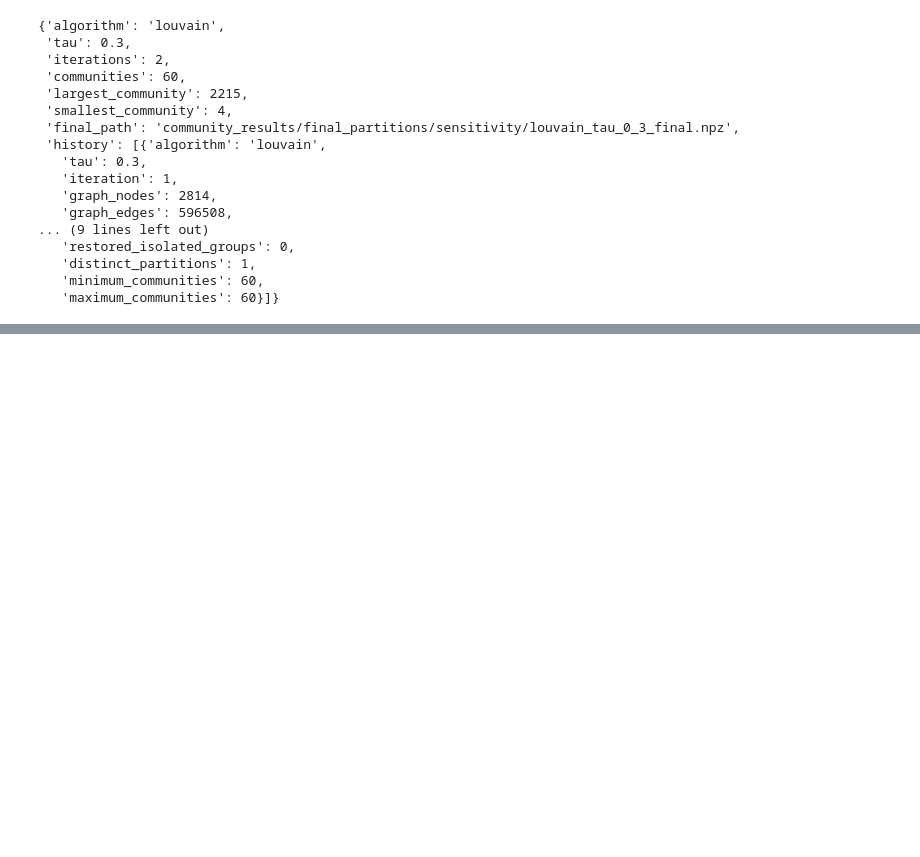
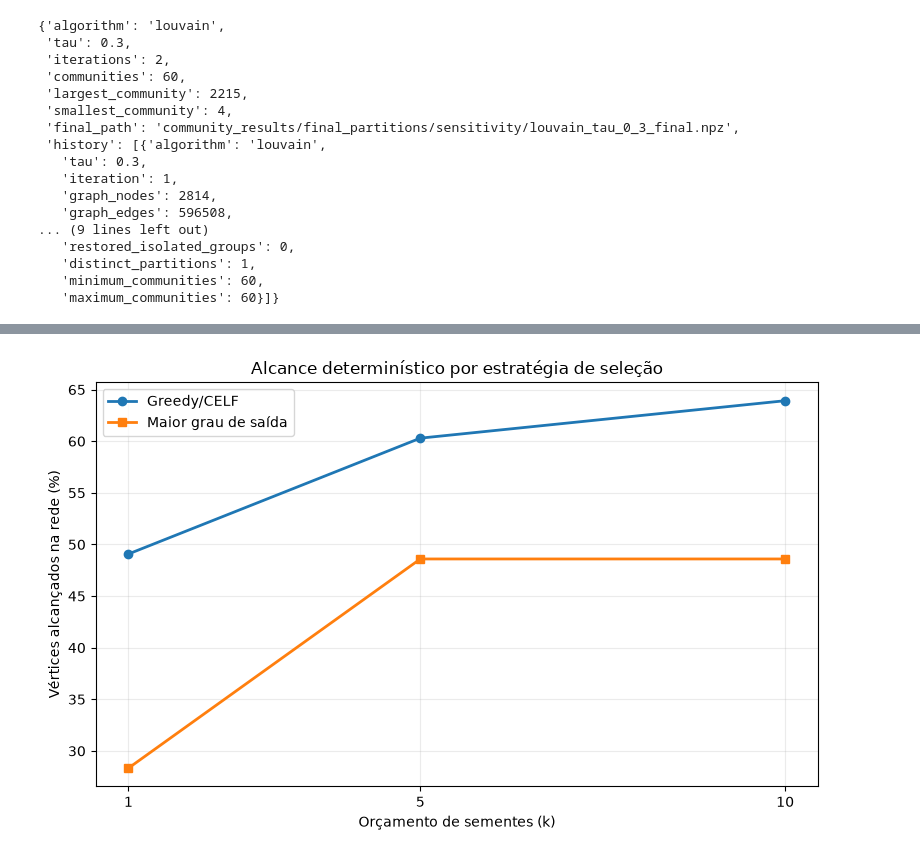
Before and after one commit to CarlosTrindade1/complex-networks-project, a Jupyter notebook: main.ipynb, the cells around one changed output, grey strips where cells are left out. Drawn from its saved outputs; the diff is of its cells as text; code cells hidden in the pictures; blank space fills up the shorter version.

```diff
--- a/main.ipynb
+++ b/main.ipynb
@@ -4051,0 +4945,92 @@ leiden_tau_07_result
+# %%
+SEED_SELECTION_DIR = INFLUENCE_OUTPUT_DIR / "seed_selection"
+SEED_SELECTION_DIR.mkdir(parents=True, exist_ok=True)
+
+strategy_steps = {
+    "greedy_celf": greedy_steps,
+    "maior_grau_saida": degree_steps,
+}
+
+selection_rows = []
+comparison_rows = []
+
+for strategy, steps in strategy_steps.items():
+    for selection_order, step in enumerate(steps, start=1):
+        node = step["seed_node"]
+        selection_rows.append({
+            "strategy": strategy,
+            "selection_order": selection_order,
+            "seed_node": node,
+            "community_id": leiden_membership_by_node[node],
+            "scc_id": step["scc_id"],
+            "out_degree": G_influence.out_degree(node),
+            "in_degree": G_influence.in_degree(node),
+            "marginal_reach": step["marginal_reach"],
+            "reached_nodes": step["reached_nodes"],
+            "reach_fraction_network": step["reached_nodes"] / TOTAL_NODES,
+        })
+
+    for budget in SEED_BUDGETS:
+        budget_step = steps[budget - 1]
+        comparison_rows.append({
+            "strategy": strategy,
+            "k": budget,
+            "seed_nodes": ";".join(step["seed_node"] for step in steps[:budget]),
+            "reached_nodes": budget_step["reached_nodes"],
+            "reach_fraction_network": budget_step["reached_nodes"] / TOTAL_NODES,
+        })
+
+selection_path = SEED_SELECTION_DIR / "deterministic_seed_selection_steps.csv"
+comparison_path = SEED_SELECTION_DIR / "deterministic_seed_budget_comparison.csv"
+
+for path, rows in (
+    (selection_path, selection_rows),
+    (comparison_path, comparison_rows),
+):
+    with path.open("w", newline="", encoding="utf-8") as file:
+        writer = csv.DictWriter(file, fieldnames=list(rows[0]))
+        writer.writeheader()
+        writer.writerows(rows)
+
+for budget in SEED_BUDGETS:
+    rows_at_budget = [row for row in comparison_rows if row["k"] == budget]
+    greedy_result = next(row for row in rows_at_budget if row["strategy"] == "greedy_celf")
+    degree_result = next(row for row in rows_at_budget if row["strategy"] == "maior_grau_saida")
+    gain = greedy_result["reached_nodes"] - degree_result["reached_nodes"]
+    print(
+        f"k={budget:>2} | greedy/CELF: {greedy_result['reached_nodes']:>6,} "
+        f"({greedy_result['reach_fraction_network']:.1%}) | "
+        f"grau de saída: {degree_result['reached_nodes']:>6,} "
+        f"({degree_result['reach_fraction_network']:.1%}) | "
+        f"diferença: {gain:+,}"
+    )
+
+fig, ax = plt.subplots(figsize=(8, 5))
+for strategy, label, marker in (
+    ("greedy_celf", "Greedy/CELF", "o"),
+    ("maior_grau_saida", "Maior grau de saída", "s"),
+):
+    rows = [row for row in comparison_rows if row["strategy"] == strategy]
+    ax.plot(
+        [row["k"] for row in rows],
+        [100 * row["reach_fraction_network"] for row in rows],
+        marker=marker,
+        linewidth=2,
+        label=label,
+    )
+
+ax.set_xticks(SEED_BUDGETS)
+ax.set_xlabel("Orçamento de sementes (k)")
+ax.set_ylabel("Vértices alcançados na rede (%)")
+ax.set_title("Alcance determinístico por estratégia de seleção")
+ax.grid(alpha=0.25)
+ax.legend()
+fig.tight_layout()
+figure_path = SEED_SELECTION_DIR / "deterministic_seed_budget_comparison.png"
+fig.savefig(figure_path, dpi=300)
+plt.show()
+
+print(f"\nSementes e ganhos por etapa: {selection_path}")
+print(f"Resumo por orçamento: {comparison_path}")
+print(f"Figura comparativa: {figure_path}")
+# %% [output]
@@ -4051,0 +5040 @@ leiden_tau_07_result
+[figure, added]
```
Also changed, not shown: parts of 17 cells of this notebook, 38 other files.
